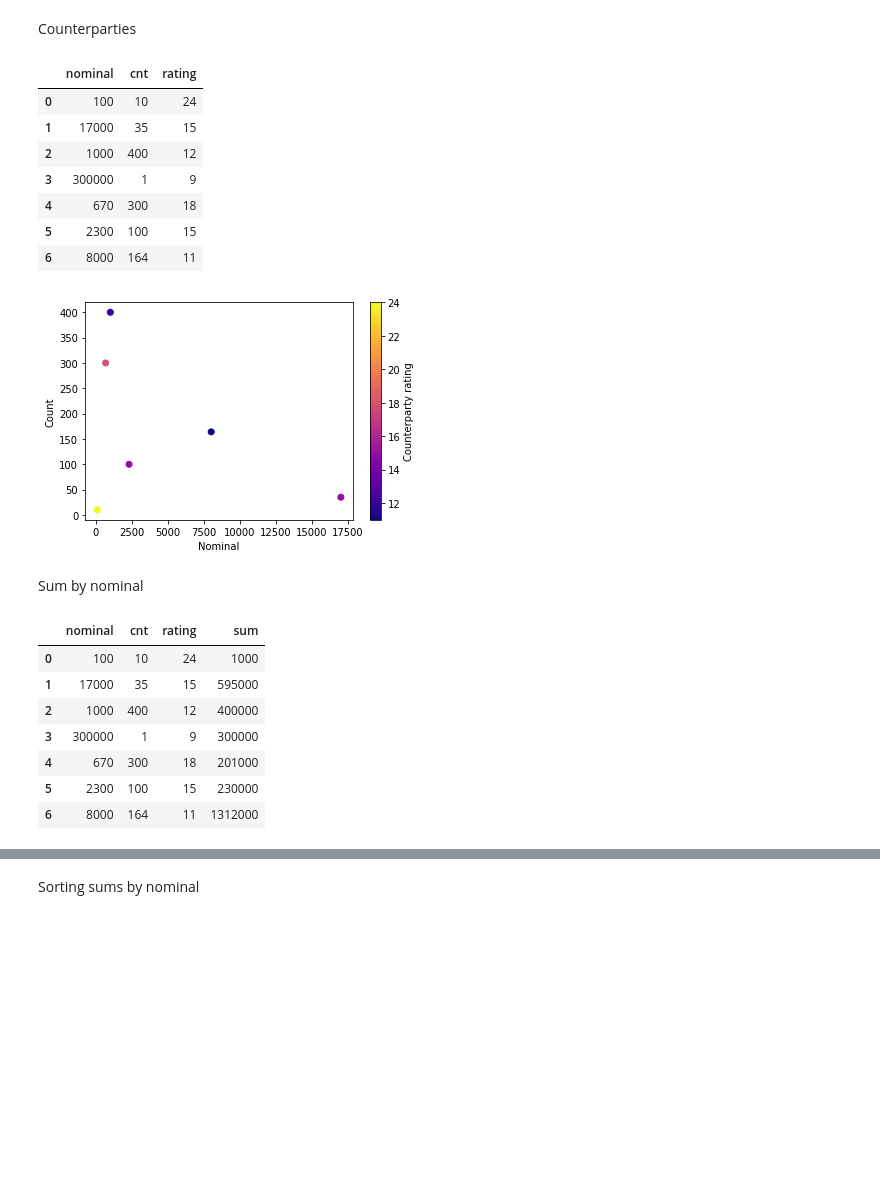
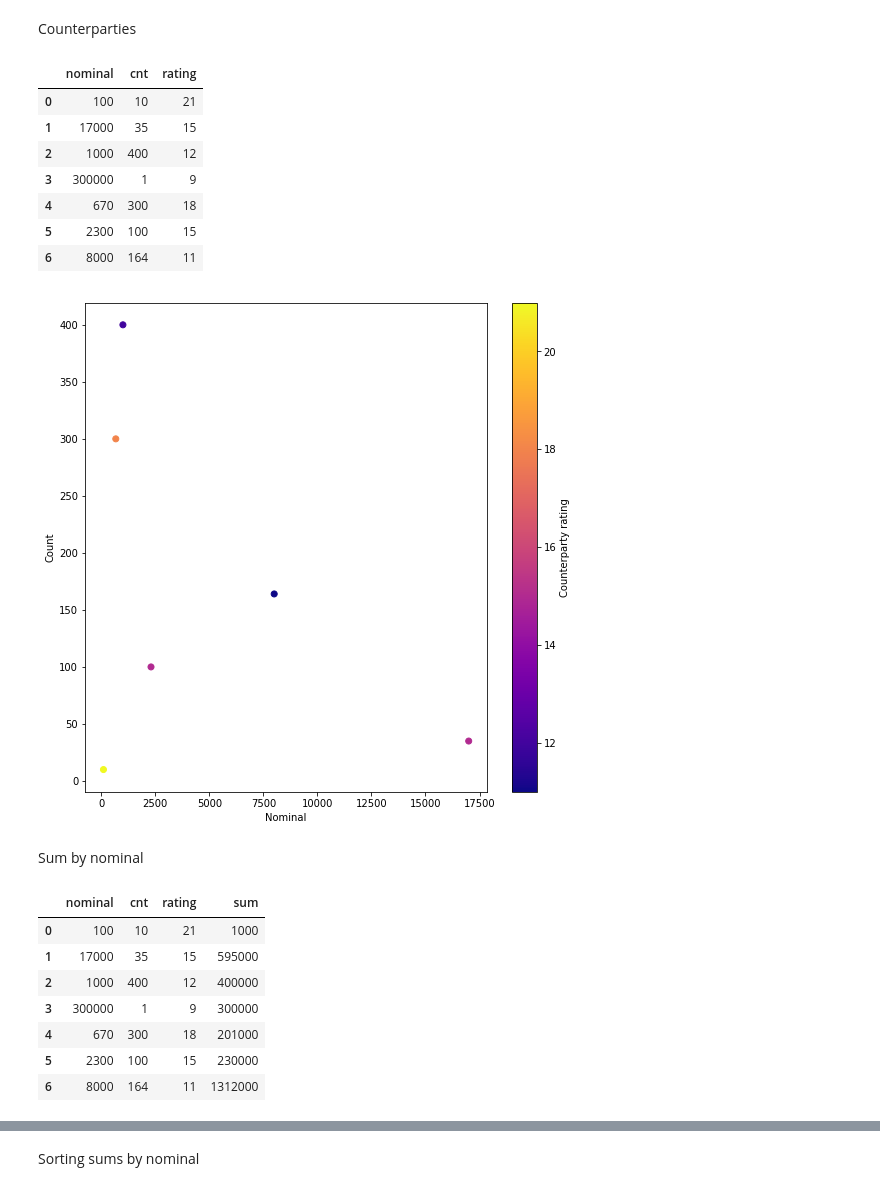
Before and after one commit to DmitryN10/RWA, a Jupyter notebook: RWA.ipynb, the cells around one changed output, grey strips where cells are left out. Cells and saved outputs as stored; diff of their text form; code cells hidden in the pictures; blank space fills up the shorter version.

```diff
--- a/RWA.ipynb
+++ b/RWA.ipynb
@@ -15,11 +15,11 @@ import matplotlib.pylab as plt
 d = pd.DataFrame()
 d['nominal'] = [100, 17000, 1000, 300000, 670, 2300, 8000]
 d['cnt'] = [10, 35, 400, 1, 300, 100, 164]
-d['rating'] = [24, 15, 12, 9, 18, 15, 11]
+d['rating'] = [21, 15, 12, 9, 18, 15, 11]
 d
 # %% [output]
 |  | nominal | cnt | rating |
-| 0 | 100 | 10 | 24 |
+| 0 | 100 | 10 | 21 |
 | 1 | 17000 | 35 | 15 |
 | 2 | 1000 | 400 | 12 |
 | 3 | 300000 | 1 | 9 |
@@ -29,14 +29,15 @@ d
 # %%
 tmp = d[d['nominal'] < 300000]
 
 cm = plt.cm.get_cmap('plasma')
+plt.figure(figsize=(9, 9))
 plt.scatter(tmp['nominal'], tmp['cnt'], c=tmp['rating'], cmap=cm)
 plt.colorbar( label='Сounterparty rating')
 plt.ylabel('Count')
 plt.xlabel('Nominal')
 plt.show()
 # %% [output]
-[figure, old version]
+[figure, new version]
 # %% [markdown]
 Sum by nominal
 # %%
@@ -44,7 +45,7 @@ d['sum'] = d['nominal'] * d['cnt']
 d
 # %% [output]
 |  | nominal | cnt | rating | sum |
-| 0 | 100 | 10 | 24 | 1000 |
+| 0 | 100 | 10 | 21 | 1000 |
 | 1 | 17000 | 35 | 15 | 595000 |
 | 2 | 1000 | 400 | 12 | 400000 |
 | 3 | 300000 | 1 | 9 | 300000 |
```
Also changed, not shown: parts of 20 cells of this notebook.
